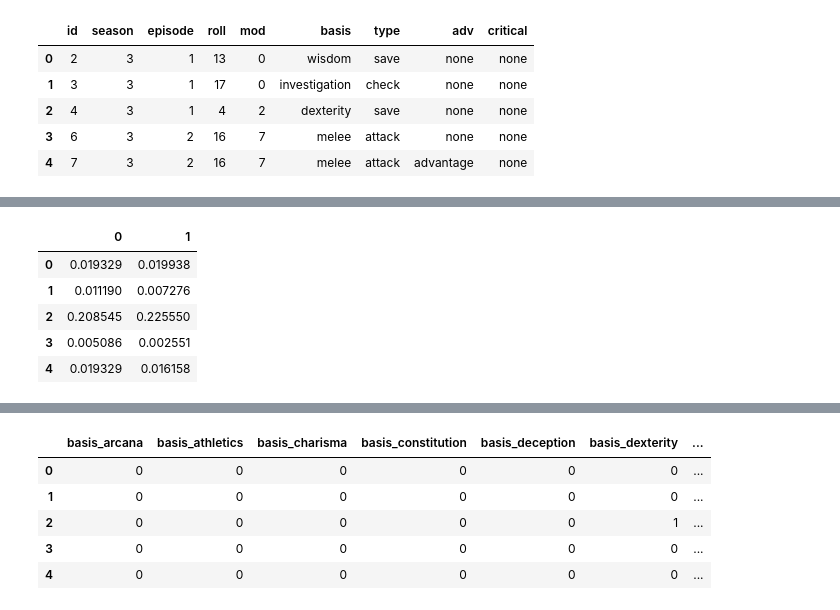
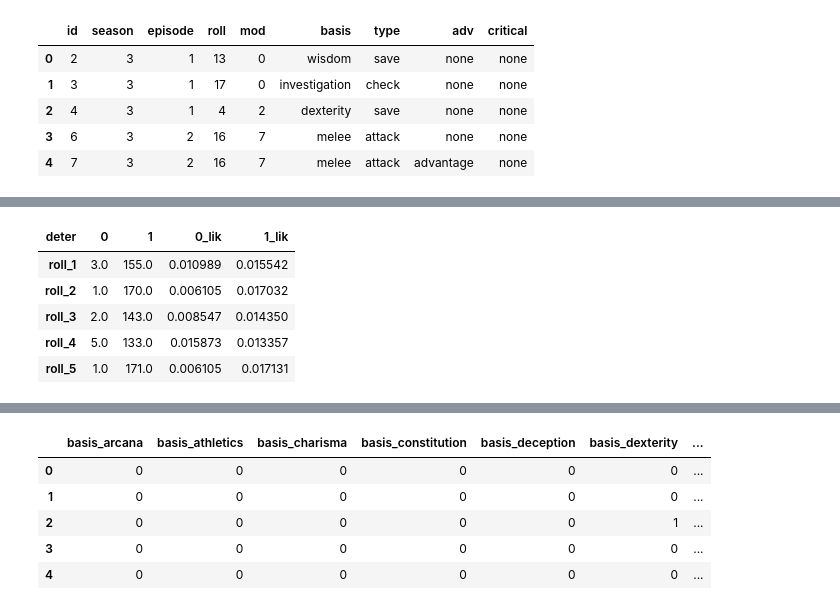
Before and after one commit to kipmccharen/Bayesian-Adventure-Zone, a Jupyter notebook: Naive_DnD2.ipynb, the cells around one changed output, grey strips where cells are left out. Drawn from its saved outputs; the diff is of its cells as text; code cells hidden in the pictures.

```diff
--- a/Naive_DnD2.ipynb
+++ b/Naive_DnD2.ipynb
@@ -67,0 +76,9 @@ rodeo = rodeo[col_names]
+# %%
+series_vals = [str(x) for x in rodeo['roll'].values.tolist()]
+cats = [str(x) for x in list(range(1,21))]
+
+rodeo['roll'] = pd.Categorical(series_vals,
+                                   categories= cats,
+                                   ordered=False)
+rodeo["basis_type"] = rodeo["basis"].astype(str) + "_" + rodeo["type"].astype(str)
+rodeo.head()
@@ -67,0 +92,5 @@ rodeo = rodeo[col_names]
+# %%
+rodeo = rodeo.drop("basis", axis=1)
+rodeo = rodeo.drop("type", axis=1)
+rodeo = rodeo.drop("id", axis=1)
+rodeo.head()
@@ -68,7 +104,8 @@ rodeo = rodeo[col_names]
 # %%
 # put rolls into bins
-rodeo["new_rolls"] = pd.cut(rodeo.roll, bins=[0, 12, 20], labels=["0-11", "12-20"])
-rodeo = rodeo.drop("roll", axis=1)
+#rodeo["new_rolls"] = pd.cut(rodeo.roll, bins=[0, 12, 20], labels=["0-11", "12-20"])
+# rodeo = rodeo.drop("roll", axis=1)
+# rodeo.head()
 # %%
 # sample 2/3 of the data
 dnd_train, dnd_test = train_test_split(rodeo, test_size=1/3, random_state = 600)
@@ -87,8 +129,9 @@ for column in column_list:
 # %%
 # group by determination, sum all other columns
+agg_dict = {col: "sum" for col in column_list}
 groupies = pd.DataFrame(dnd_dum.groupby("deter").agg(agg_dict))
 
 dummies = groupies.T
-dummies.head()
+dummies
 # %% [output]
 | deter | 0 | 1 |
@@ -124,19 +178,24 @@ v = len(dummies.index)
 α = 1.5
 # %%
 # find the likelihood of each trait in the list
-proll = np.zeros([len(dummies.index), len(dummies.columns)])
-for i in range(len(dummies.index)):
-    for j in range(len(dummies.columns)):
-        proll[i,j] = (dummies.iloc[i,j] + α)/(dum_sums[j] + v*α)
-proll = pd.DataFrame(proll)
-proll.head(5)
+n = len(dummies.index)
+k = len(dummies.columns)
+proll = np.zeros([n, k])
+dummies['0_lik'] = (dummies[0] + α) / (sum(dummies[0]) + v*α)
+dummies['1_lik'] = (dummies[1] + α) / (sum(dummies[1]) + v*α)
+# for i in range(n):
+#     for j in range(k):
+#         proll[i,j] = (dummies.iloc[i,j] + α)/(dum_sums[j] + v*α)
+# proll = pd.DataFrame(proll)
+# proll.head(5)
+dummies.head()
 # %% [output]
-|  | 0 | 1 |
-| 0 | 0.019329 | 0.019938 |
-| 1 | 0.011190 | 0.007276 |
-| 2 | 0.208545 | 0.225550 |
-| 3 | 0.005086 | 0.002551 |
-| 4 | 0.019329 | 0.016158 |
+| deter | 0 | 1 | 0_lik | 1_lik |
+| roll_1 | 3.0 | 155.0 | 0.010989 | 0.015542 |
+| roll_2 | 1.0 | 170.0 | 0.006105 | 0.017032 |
+| roll_3 | 2.0 | 143.0 | 0.008547 | 0.014350 |
+| roll_4 | 5.0 | 133.0 | 0.015873 | 0.013357 |
+| roll_5 | 1.0 | 171.0 | 0.006105 | 0.017131 |
 # %%
 # process the test data -- take dummies
 dnd2 = pd.get_dummies(dnd_test).reset_index(drop=True)
```
Also changed, not shown: parts of 22 cells of this notebook, 57 other files.
